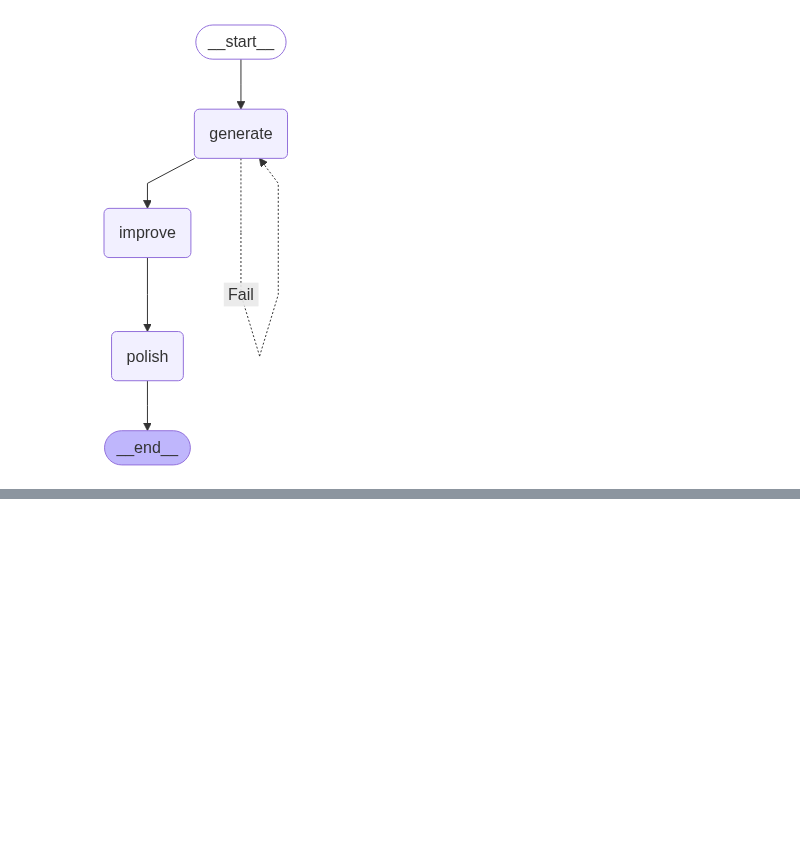
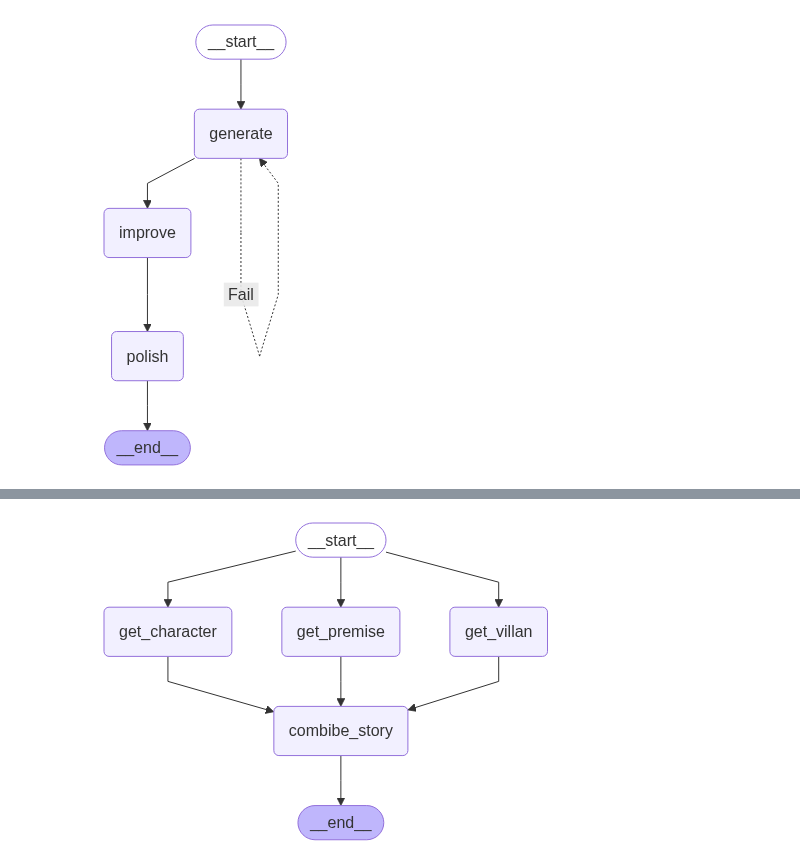
Before and after one commit to kaniarasann/Langchain, a Jupyter notebook: 04_workflow.ipynb, the cells around one changed output, grey strips where cells are left out. Cells and saved outputs as stored; diff of their text form; code cells hidden in the pictures; blank space fills up the shorter version.

```diff
--- a/04_workflow.ipynb
+++ b/04_workflow.ipynb
@@ -83,0 +117,44 @@ res['final_story']
+# %%
+class ParallelState(BaseModel):
+  character:Optional[str] =''
+  premise:Optional[str]=''
+  villan:Optional[str]=''
+  story:Optional[str]=''
+# %%
+def get_character(state:ParallelState) -> State:
+  msg = character_prompt | llm
+  return {"character": msg.invoke({}).content}
+
+def get_premise(state:ParallelState) -> State:
+    msg = premise_prompt | llm
+    return {"premise": msg.invoke({}).content}
+
+def get_villan(state:ParallelState) -> State:
+    msg = villan_prompt | llm
+    return {"villan": msg.invoke({}).content}
+# %%
+def combibe_story(state:ParallelState) -> State:
+  msg = story_prompt | llm
+  res = msg.invoke({"character":state.character,"premise":state.premise,"villan":state.villan}).content
+  return {"story": res}
+# %%
+parallel_graph = StateGraph(ParallelState)
+parallel_graph.add_node("get_character",get_character)
+parallel_graph.add_node("get_premise",get_premise)
+parallel_graph.add_node("get_villan",get_villan)
+parallel_graph.add_node("combibe_story",combibe_story)
+
+parallel_graph.add_edge(START,"get_character")
+parallel_graph.add_edge(START,"get_premise")
+parallel_graph.add_edge(START,"get_villan")
+parallel_graph.add_edge("get_character","combibe_story")
+parallel_graph.add_edge("get_premise","combibe_story")
+parallel_graph.add_edge("get_villan","combibe_story")
+
+parallel_graph.add_edge("combibe_story",END)
+
+parallel_graph_builder = parallel_graph.compile()
+# %%
+display(Image(parallel_graph_builder.get_graph().draw_mermaid_png()))
+# %% [output]
+[figure, added]
```
Also changed, not shown: parts of 6 cells of this notebook.
